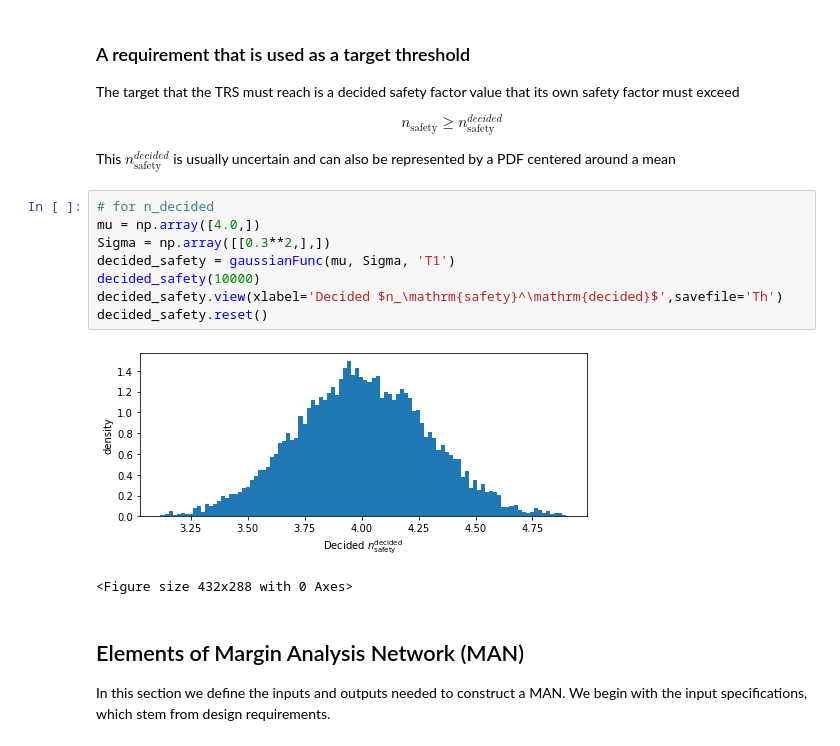
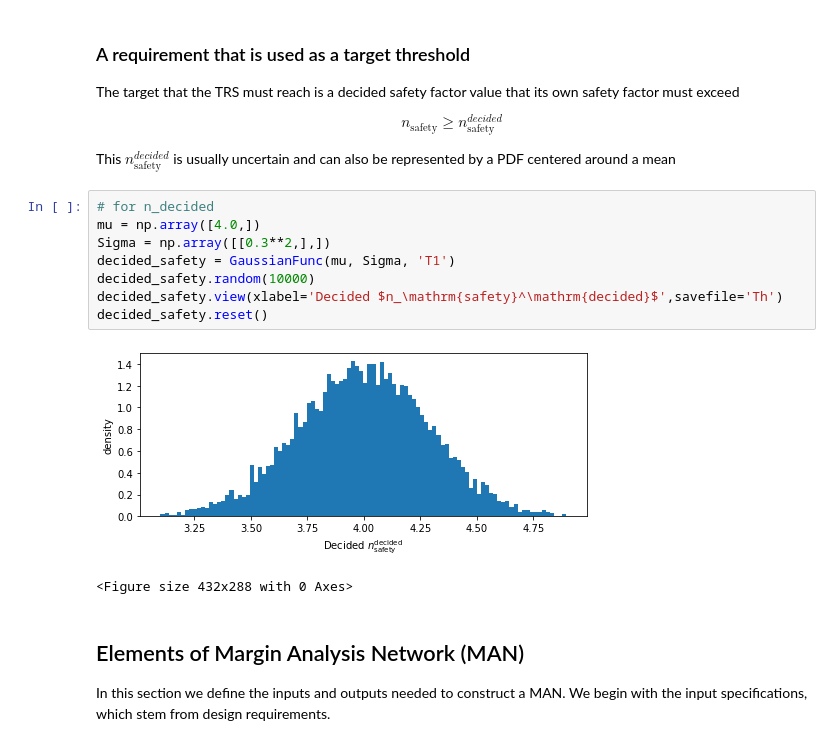
Before and after one commit to sed-group/mvmlib, a Jupyter notebook: docs/source/notebooks/TRS_example.ipynb, the cells around one changed output. Drawn from its saved outputs; the diff is of its cells as text.

```diff
--- a/docs/source/notebooks/TRS_example.ipynb
+++ b/docs/source/notebooks/TRS_example.ipynb
@@ -211,13 +211,13 @@ This $n_\textrm{safety}^{decided}$ is usually uncertain and can also be represen
 # %%
 # for n_decided
 mu = np.array([4.0,])
 Sigma = np.array([[0.3**2,],])
-decided_safety = gaussianFunc(mu, Sigma, 'T1')
-decided_safety(10000)
+decided_safety = GaussianFunc(mu, Sigma, 'T1')
+decided_safety.random(10000)
 decided_safety.view(xlabel='Decided $n_\mathrm{safety}^\mathrm{decided}$',savefile='Th')
 decided_safety.reset()
 # %% [output]
-[figure, old version]
+[figure, new version]
 <Figure size 432x288 with 0 Axes>
 # %% [markdown]
 ## Elements of Margin Analysis Network (MAN)
```
Also changed, not shown: parts of 12 cells of this notebook, 18 other files.
